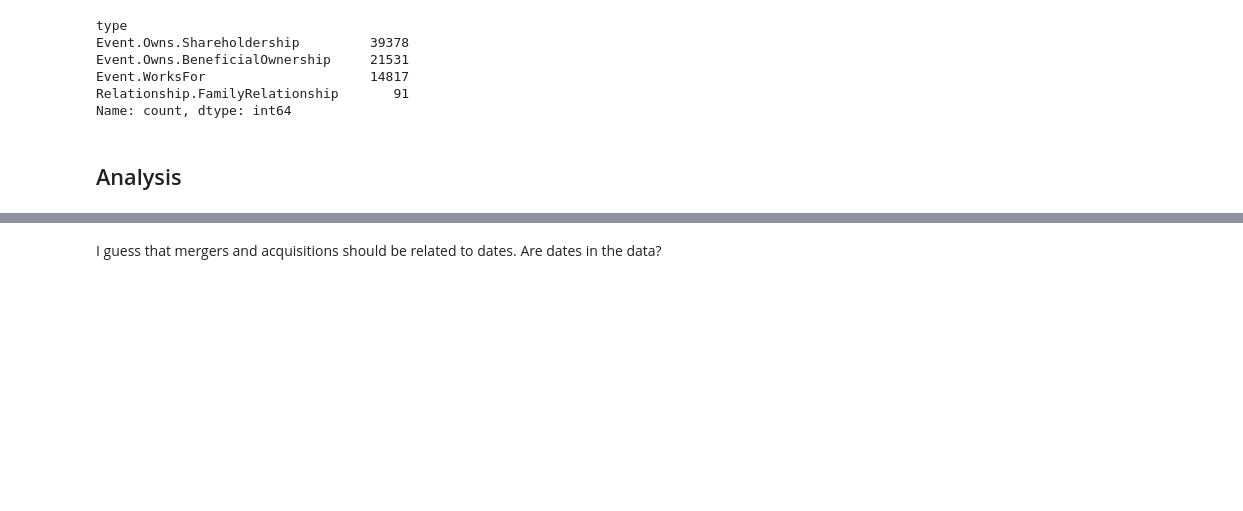
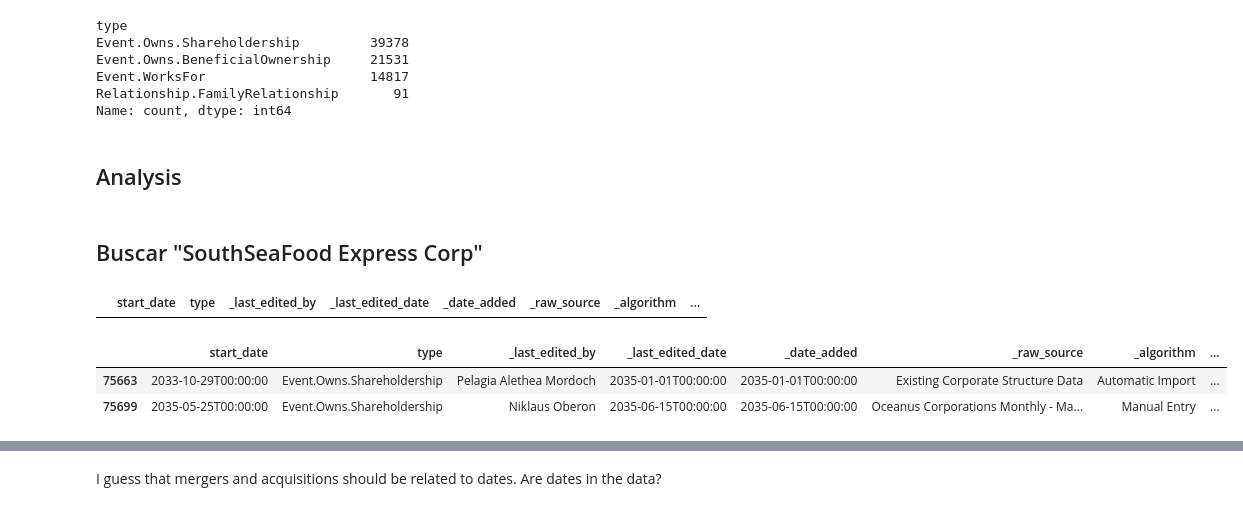
Before and after one commit to bettachini/visualizacion, a Jupyter notebook: vast2024/transacciones.ipynb, the cells around one changed output, grey strips where cells are left out. Saved outputs shown, nothing was run; the diff lists cells and outputs as text; code cells hidden in the pictures; blank space fills up the shorter version.

```diff
--- a/vast2024/transacciones.ipynb
+++ b/vast2024/transacciones.ipynb
@@ -72,3 +72,17 @@ Event_WorksFor = df_links[df_links['type'] == 'Event.WorksFor']
 Relationship_FamilyRelationship = df_links[df_links['type'] == 'Relationship.FamilyRelationship']
 # %% [markdown]
 ## Analysis
+# %% [markdown]
+## Buscar "SouthSeaFood Express Corp"
+# %%
+# show lines where source is 'SouthSeafood Express Corp'
+Event_Owns_Shareholdership[Event_Owns_Shareholdership['source']=='SouthSeafood Express Corp']
+# %% [output]
+|  | start_date | type | _last_edited_by | _last_edited_date | _date_added | _raw_source | _algorithm | ... |
+# %%
+# show lines where target is 'SouthSeafood Express Corp'
+Event_Owns_Shareholdership[Event_Owns_Shareholdership['target']=='SouthSeafood Express Corp']
+# %% [output]
+|  | start_date | type | _last_edited_by | _last_edited_date | _date_added | _raw_source | _algorithm | ... |
+| 75663 | 2033-10-29T00:00:00 | Event.Owns.Shareholdership | Pelagia Alethea Mordoch | 2035-01-01T00:00:00 | 2035-01-01T00:00:00 | Existing Corporate Structure Data | Automatic Import | ... |
+| 75699 | 2035-05-25T00:00:00 | Event.Owns.Shareholdership | Niklaus Oberon | 2035-06-15T00:00:00 | 2035-06-15T00:00:00 | Oceanus Corporations Monthly - Ma... | Manual Entry | ... |
```
Also changed, not shown: parts of 29 cells of this notebook, 3 other files.
